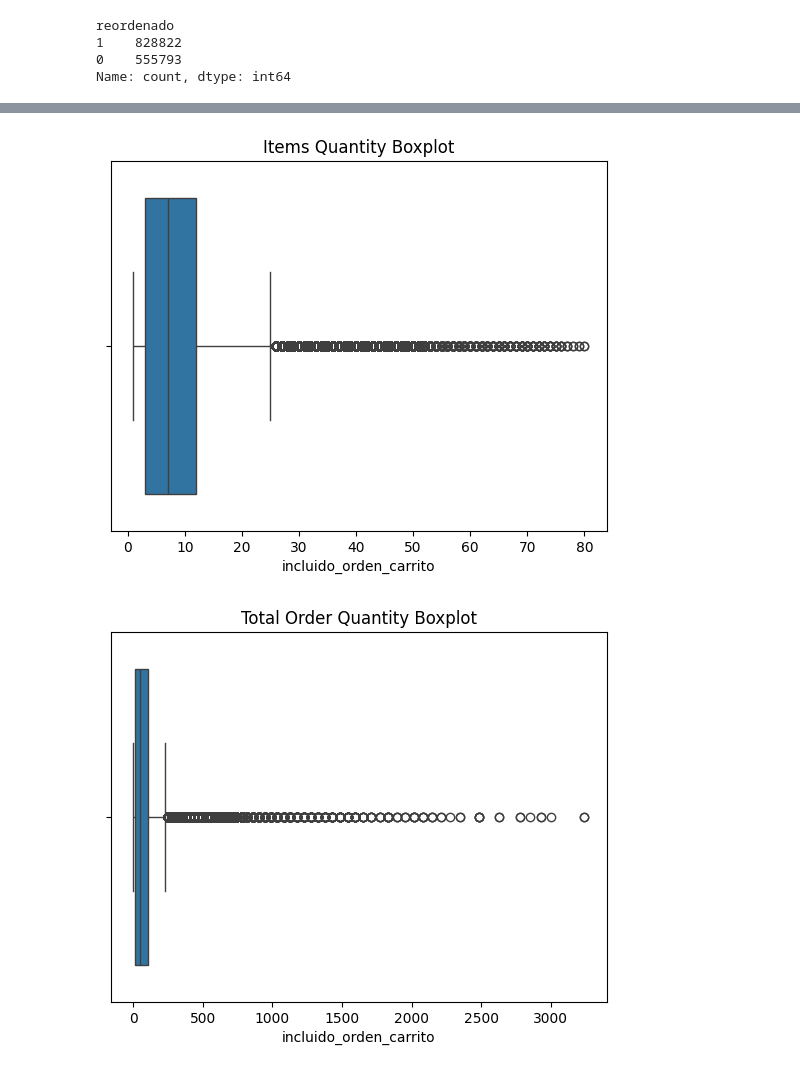
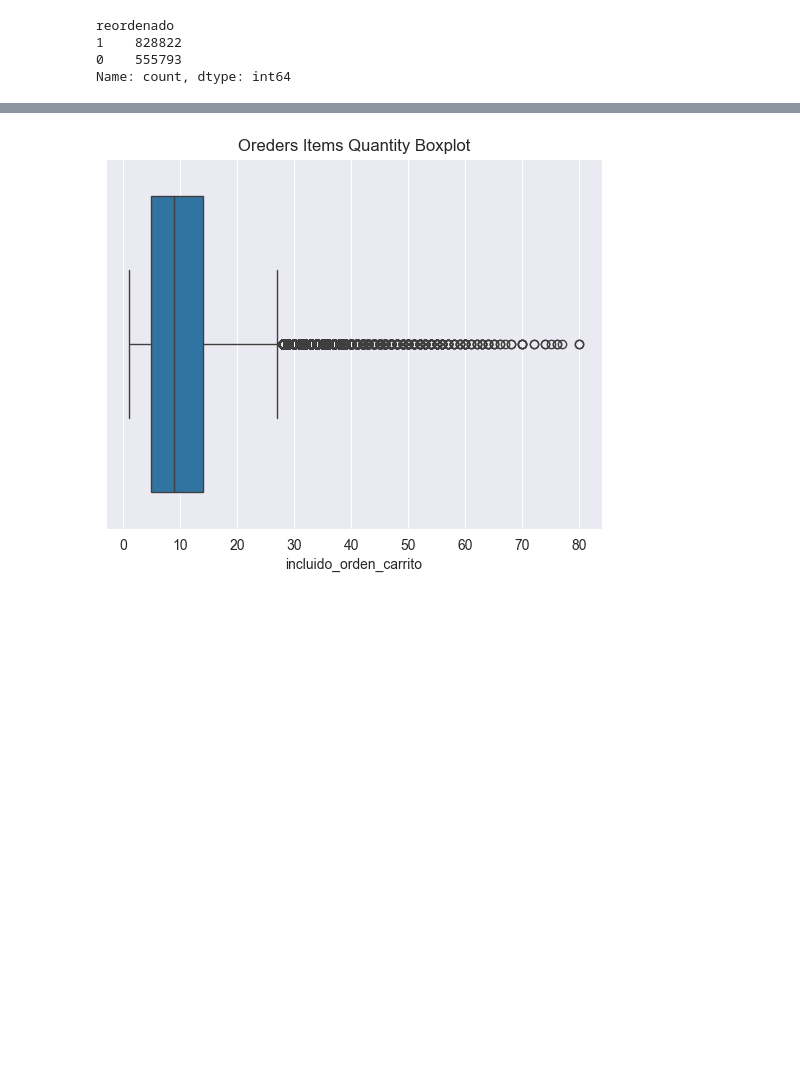
Before and after one commit to dleonrdz/supercenter-product-recommender, a Jupyter notebook: notebooks/01-Exploratory_Data_Analysis.ipynb, the cells around one changed output, grey strips where cells are left out. Saved outputs shown, nothing was run; the diff lists cells and outputs as text; code cells hidden in the pictures; blank space fills up the shorter version.

```diff
--- a/notebooks/01-Exploratory_Data_Analysis.ipynb
+++ b/notebooks/01-Exploratory_Data_Analysis.ipynb
@@ -205,11 +190,13 @@ plt.show()
 # %%
 # Total orders quantity distribution
-
 orders_group_df = df.groupby(['id_orden'],
-                             as_index=False).agg({'incluido_orden_carrito':'sum'})
+                             as_index=False).agg({'incluido_orden_carrito':'max',
+                                                  'id_producto':'nunique'})
 
 avg_items = orders_group_df['incluido_orden_carrito'].mean()
+avg_distinct_products = orders_group_df['id_producto'].mean()
 print(f'Average number of items per shopping cart: {avg_items}')
+print(f'Average number of distinct products per shopping cart: {avg_distinct_products}')
 
 # Plot the distribution of quantity
 sns.histplot(orders_group_df['incluido_orden_carrito'], bins=50, kde=True)
@@ -221,17 +209,12 @@ Average number of items per shopping cart: 92.42149547668224
 # %%
 # Outliers detection
 
 # Plotting the boxplots
-sns.boxplot(x=df['incluido_orden_carrito'])
-plt.title('Items Quantity Boxplot')
+sns.boxplot(x=orders_group_df['incluido_orden_carrito'])
+plt.title('Oreders Items Quantity Boxplot')
 plt.show()
-
-sns.boxplot(x=orders_group_df['incluido_orden_carrito'])
-plt.title('Total Order Quantity Boxplot')
-plt.show()
 # %% [output]
-[figure, old version]
+[figure, new version]
-[figure, removed]
 # %%
 # Most frequent and higher volume products
 df_products_grouped = df.groupby(['nombre_producto'],
```
Also changed, not shown: parts of 6 cells of this notebook.
